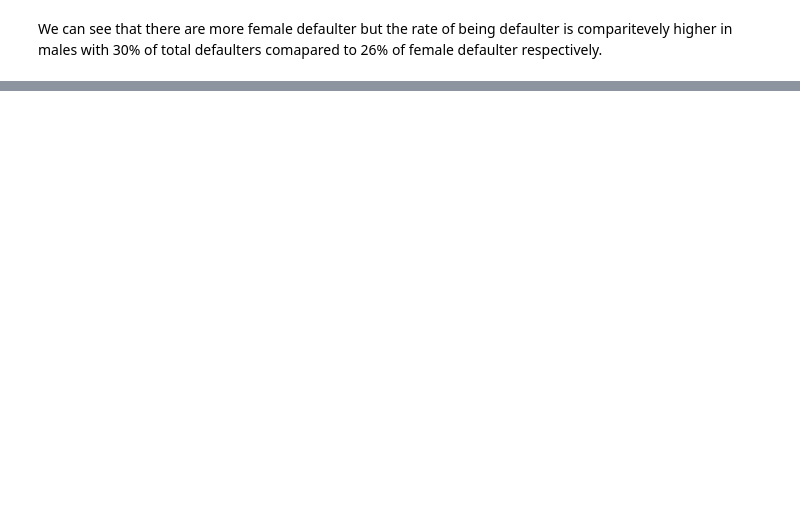
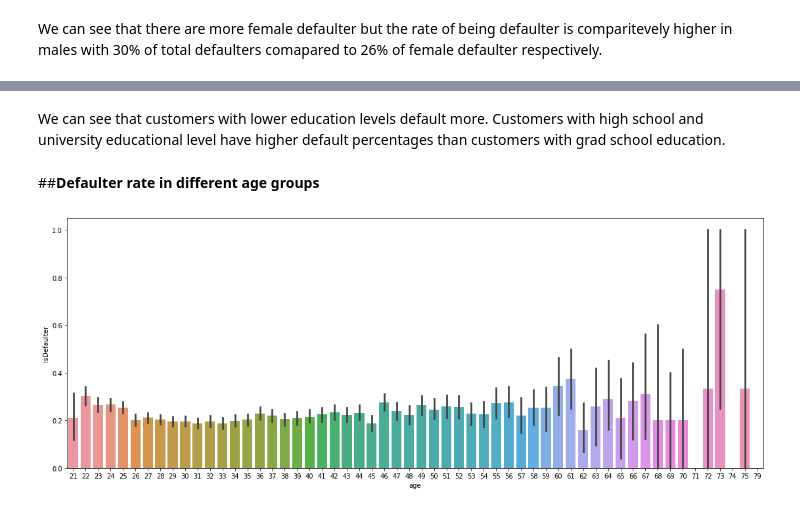
Before and after one commit to 007jayesh/Credit-card-default-prediction, a Jupyter notebook: Credit_Card_Default_Prediction_Capstone_Project.ipynb, the cells around one changed output, grey strips where cells are left out. Drawn from its saved outputs; the diff is of its cells as text; code cells hidden in the pictures; blank space fills up the shorter version.

```diff
--- a/Credit_Card_Default_Prediction_Capstone_Project.ipynb
+++ b/Credit_Card_Default_Prediction_Capstone_Project.ipynb
@@ -646,0 +662,12 @@ We can see that there are more female defaulter but the rate of being defaulter
+# %% [markdown]
+We can see that customers with lower education levels default more. Customers with high school and university educational level have higher default percentages than customers with grad school education.
+# %% [markdown]
+##**Defaulter rate in different age groups**
+# %%
+#plotting the bar plot to vizualize the data distribution related to the IsDefaulter
+plt.figure(figsize=(19,7))
+sns.barplot(x = 'age', y = 'IsDefaulter', data = df)
+
+plt.show()
+# %% [output]
+[figure, added]
```
Also changed, not shown: parts of 54 cells of this notebook.
